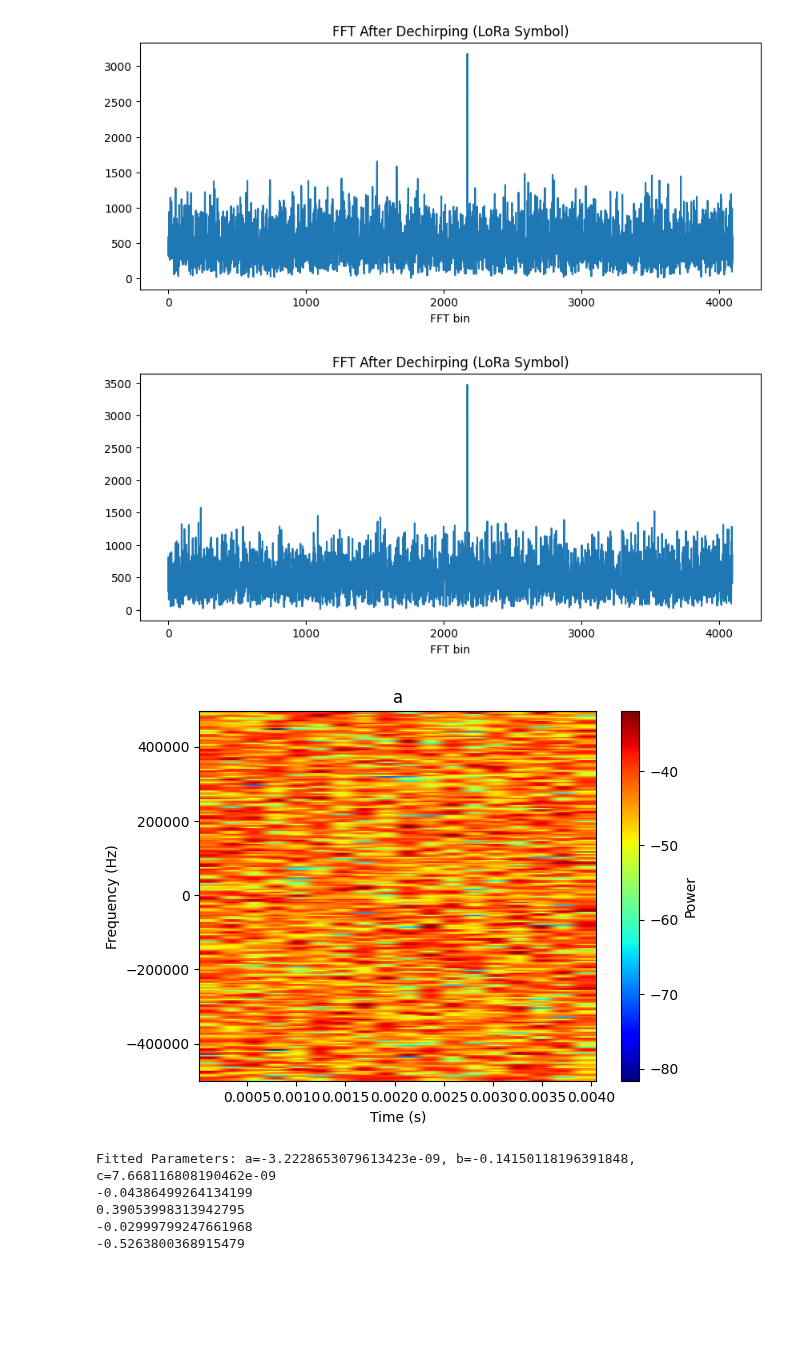
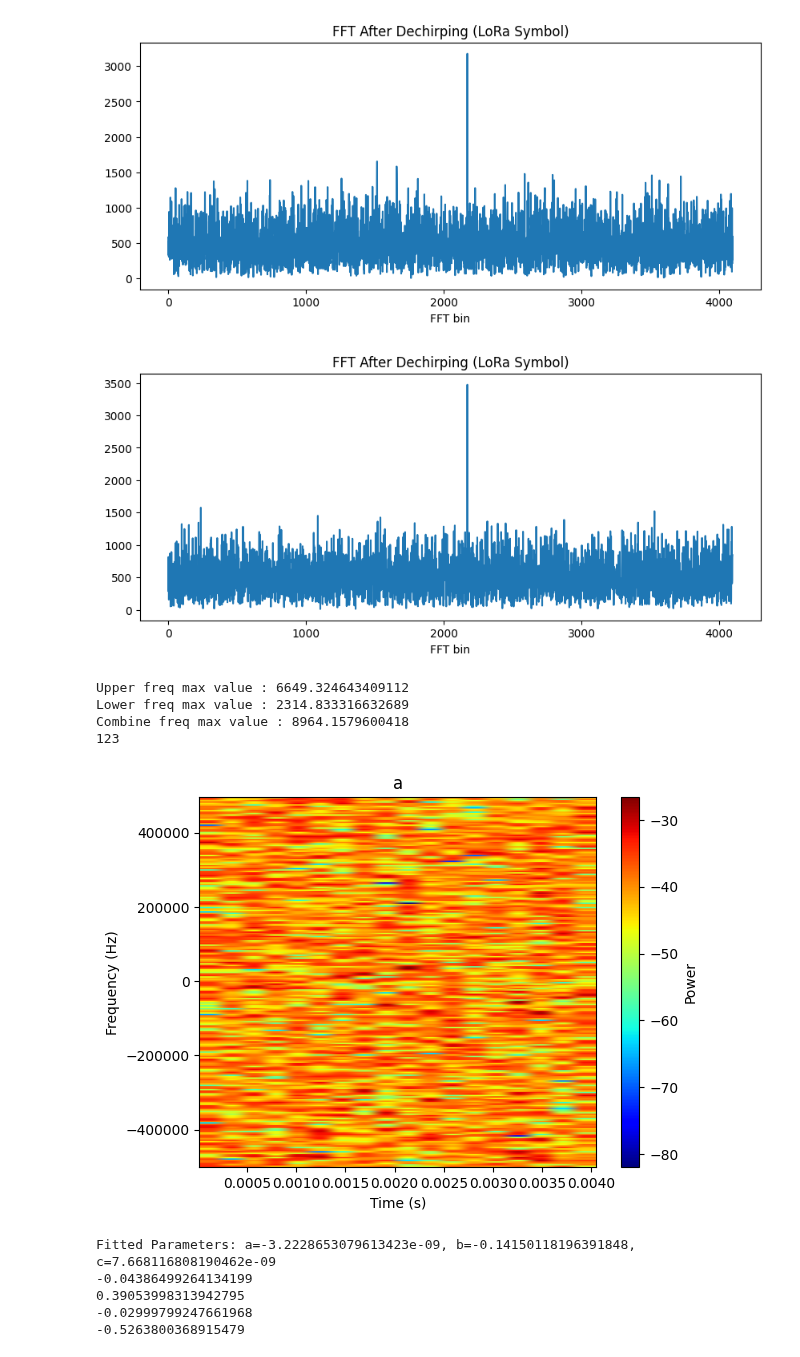
Before and after one commit to INC-PNU/CRAN-implementation, a Jupyter notebook: Server/testing.ipynb, the cells around one changed output. Cells and saved outputs as stored; diff of their text form; code cells hidden in the pictures; blank space fills up the shorter version.

```diff
--- a/Server/testing.ipynb
+++ b/Server/testing.ipynb
@@ -96,29 +119,37 @@ arg max : 2148
 # %%
 lora_init = LoRa(9,125000)
 down = lora_init.gen_symbol_fs(0,True,1000000)
 a=lora_init.gen_symbol_fs(123,False,1000000)
 b= lora_init.awgn_iq_with_seed(a,-19,0)
 b2 = awgn(a, -19)
-sym,max =estimate_symbol_custom(b,"estimate",9,1000000,125000)
+sym,max_ =estimate_symbol_custom(b,"estimate",9,1000000,125000)
 print(sym)
-sym,max =estimate_symbol_custom(b2,"estimate",9,1000000,125000)
+sym,max_ =estimate_symbol_custom(b2,"estimate",9,1000000,125000)
 print(sym)
 fft_plot(b*down)
 fft_plot(b2*down)
 
-PLOT_SPECGRAM(b,256,"a",32,1000000)
+c = b + b2
+sym,max_ =estimate_symbol_custom(c,"estimate",9,1000000,125000)
+print(sym)
+fft_plot(c*down)
+PLOT_SPECGRAM(c,256,"a",32,1000000)
 # %% [output]
 Upper freq max value : 3175.510195629419
 Lower freq max value : 1582.3023556877233
 Combine freq max value : 4649.932076169864
 123
 Upper freq max value : 3474.309221077145
 Lower freq max value : 1425.474850983719
 Combine freq max value : 4315.080905071118
 123
 [figure]
 [figure]
+Upper freq max value : 6649.324643409112
+Lower freq max value : 2314.833316632689
+Combine freq max value : 8964.1579600418
+123
-[figure, old version]
+[figure, new version]
 # %%
 from scipy.optimize import curve_fit
 import numpy as np
```
Also changed, not shown: parts of 3 cells of this notebook, 3 other files.
